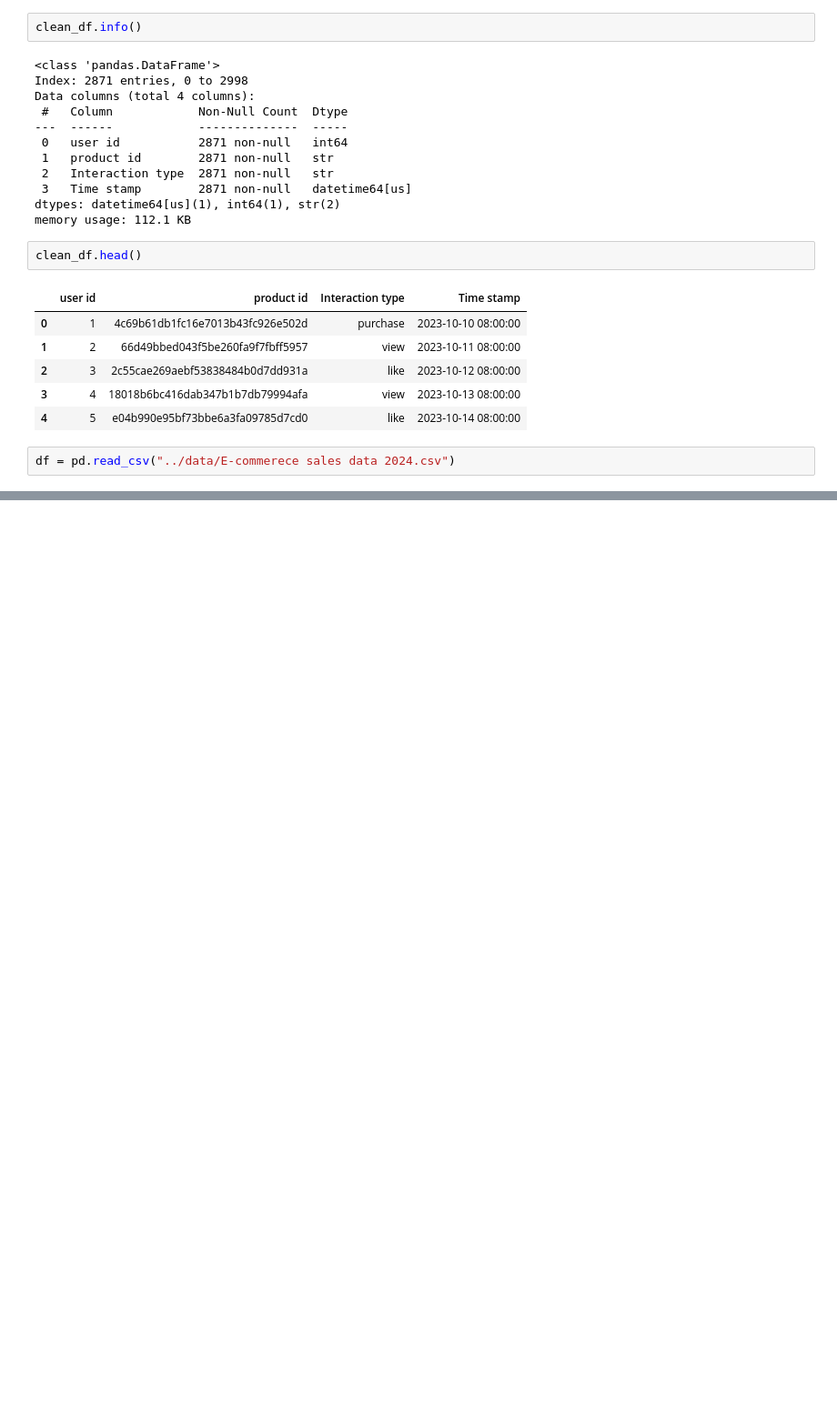
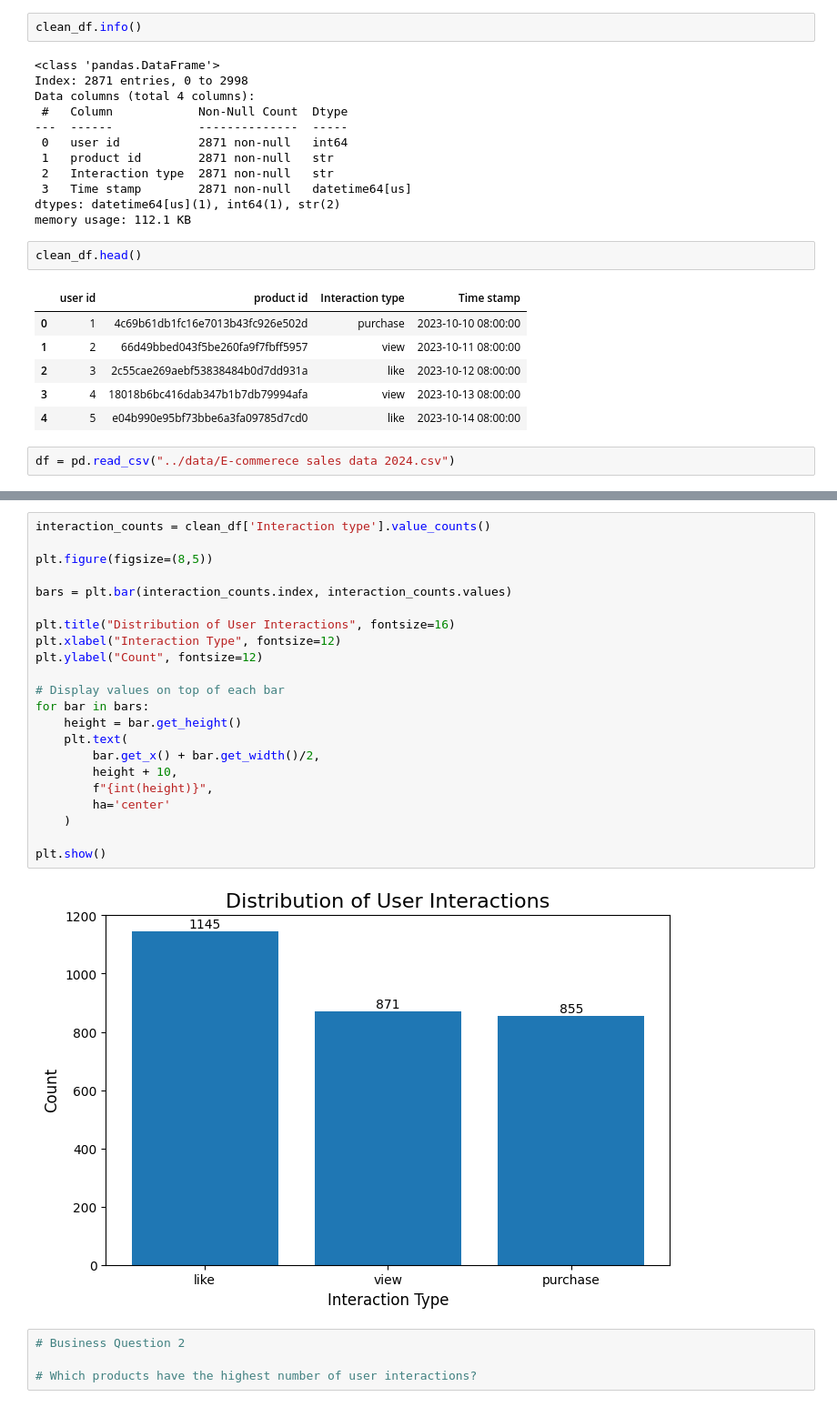
Before and after one commit to zzshukla/ecommerce-user-behavior-analysis, a Jupyter notebook: notebook/Ecommerce_User_Behavior_Analysis.ipynb, the cells around one changed output, grey strips where cells are left out. Shown at 91% size. Cells and saved outputs as stored; diff of their text form; blank space fills up the shorter version.

```diff
--- a/notebook/Ecommerce_User_Behavior_Analysis.ipynb
+++ b/notebook/Ecommerce_User_Behavior_Analysis.ipynb
@@ -129,0 +229,28 @@ df = pd.read_csv("../data/E-commerece sales data 2024.csv")
+# %%
+interaction_counts = clean_df['Interaction type'].value_counts()
+
+plt.figure(figsize=(8,5))
+
+bars = plt.bar(interaction_counts.index, interaction_counts.values)
+
+plt.title("Distribution of User Interactions", fontsize=16)
+plt.xlabel("Interaction Type", fontsize=12)
+plt.ylabel("Count", fontsize=12)
+
+# Display values on top of each bar
+for bar in bars:
+    height = bar.get_height()
+    plt.text(
+        bar.get_x() + bar.get_width()/2,
+        height + 10,
+        f"{int(height)}",
+        ha='center'
+    )
+
+plt.show()
+# %% [output]
+[figure, added]
+# %%
+# Business Question 2
+
+# Which products have the highest number of user interactions?
```
Also changed, not shown: parts of 26 cells of this notebook.
